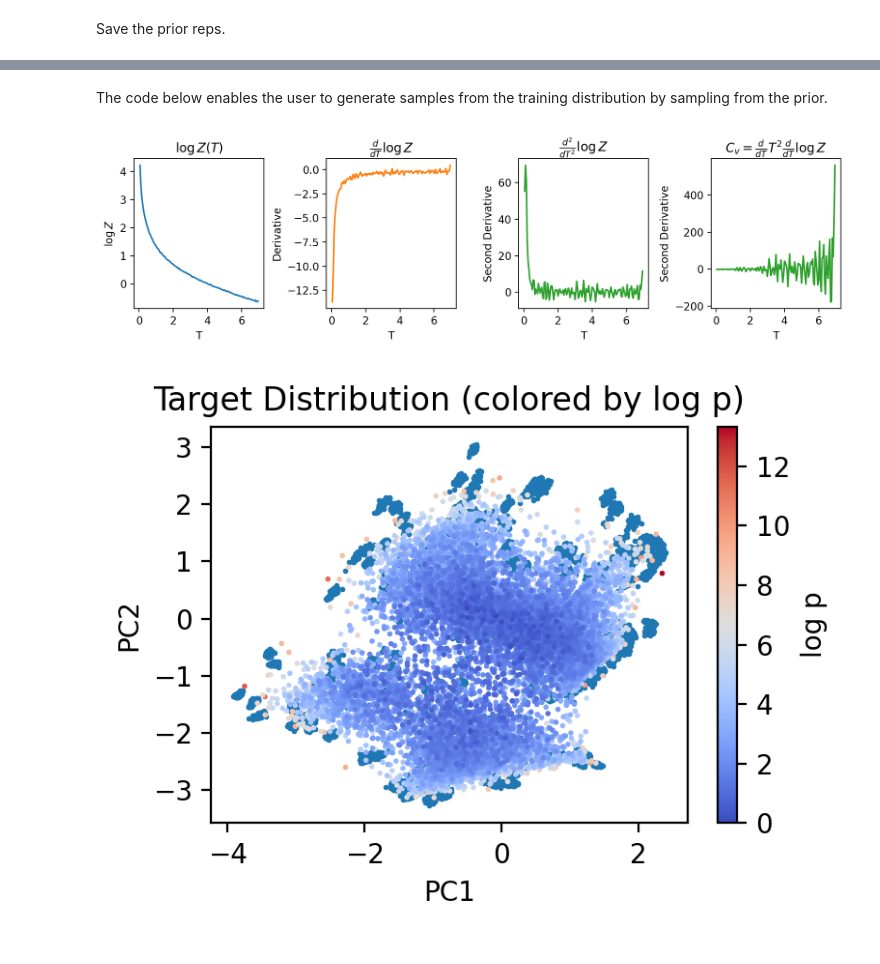
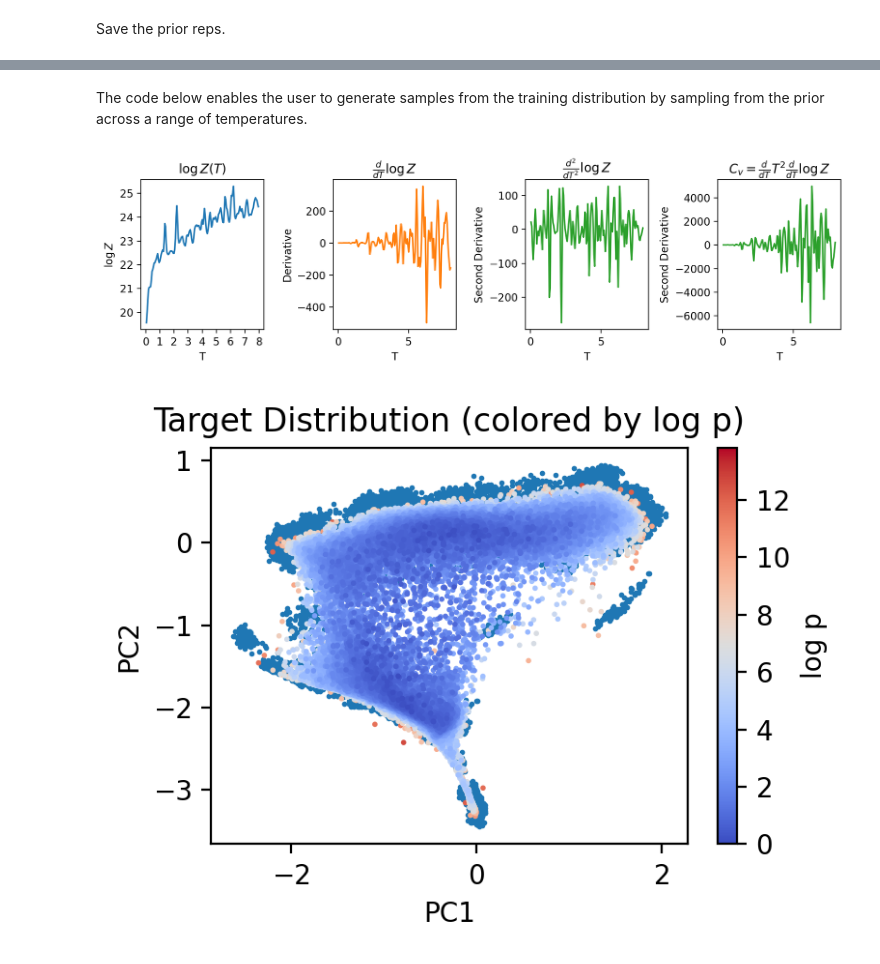
Before and after one commit to lherron2/thermodynamic-maps, a Jupyter notebook: nb/TM_nb.ipynb, the cells around one changed output, grey strips where cells are left out. Saved outputs shown, nothing was run; the diff lists cells and outputs as text; code cells hidden in the pictures.

Commit message:
Complete example notebook. Model training; consistency checks; sampling; logZ calculation; visualizations

```diff
--- a/nb/TM_nb.ipynb
+++ b/nb/TM_nb.ipynb
@@ -47,4 +46,0 @@ plt.close();
-# %%
-merged = np.array(potential)/np.array(temperature)
-min_, sig = np.min(merged), np.std(merged)
-plt.hist((merged-min_)/sig, bins=100);
@@ -219,7 +208,7 @@ direction = 'forward'
 T = 1
 
 # If OOM error reduce batch size
-data_loader = torch.utils.data.DataLoader(train_loader, batch_size=512, shuffle=False, pin_memory=True)
+data_loader = torch.utils.data.DataLoader(train_loader, batch_size=1000, shuffle=False, pin_memory=True)
 
 for batch_index, (index, temperatures, b) in enumerate(tqdm(data_loader, desc="Processing batches")):
     # print(index)
@@ -310,7 +299,7 @@ priors_ = np.load('prior_endpoints.npy')
 # Parameters
 # for T in np.linspace(0.1,10,0.1):
 
-batch_size = 512
+batch_size = 1000
 N = priors_.shape[0]     # or: N = priors_.shape[0]
 T = 1
 direction = "reverse"
@@ -404,5 +395,5 @@ plt.show()
-# %% [markdown]
-The code below enables the user to generate samples from the training distribution by sampling from the prior.
+# %% [markdown]
+The code below enables the user to generate samples from the training distribution by sampling from the prior across a range of temperatures.
 # %%
 import math
 from tqdm import tqdm
@@ -411,7 +402,8 @@ import numpy as np
 
 # Parameters
 dT = 0.05
-T_range = np.arange(dT, 7, dT)
+T_range = np.arange(dT, 8, dT)
+T_range = np.round(T_range, 3)
 
 logZ_T = {}
 outputs_T = {}
@@ -419,7 +411,7 @@ outputs_T = {}
 for T in tqdm(T_range):
 
     batch_size = 1000
-    N = 10000
+    N = 50000
     direction = "reverse"
 
     output_dict = {}  # will hold N unique indices: 0..N-1
@@ -464,17 +456,21 @@ for T in tqdm(T_range):
             }
 
     logps = torch.stack([torch.as_tensor(d['log_p']) for d in output_dict.values()])  # shape (N, ...)
-    logZ = torch.logsumexp(logps, dim=0)
+    logZ = torch.logsumexp(-logps, dim=0)
     # Z = torch.exp(logZ)
     logZ_T[T] = logZ
     outputs_T[T] = output_dict
 # %%
 import numpy as np
 import matplotlib.pyplot as plt
+from scipy.ndimage import gaussian_filter1d
+
+
 
 # Example data
 T = np.array([k for k in logZ_T.keys()])
 y = np.array([v for v in logZ_T.values()])
+y = gaussian_filter1d(y, 1)
 
 # First derivative: d(logZ)/dT
 dlnZ_dT = np.gradient(y, T)
@@ -492,8 +488,9 @@ axes[0].plot(T, y, color='C0')
 axes[0].set_title(r'$\log Z(T)$')
 axes[0].set_xlabel('T')
 axes[0].set_ylabel(r'$\log Z$')
+axes[0].set_xticks(np.arange(0,9))
 
-axes[1].plot(T, dlnZ_dT, color='C1')
+axes[1].plot(T, dlnZ_dT*T**2, color='C1')
 axes[1].set_title(r'$\frac{d}{dT} \log Z$')
 axes[1].set_xlabel('T')
 axes[1].set_ylabel('Derivative')
@@ -511,12 +508,12 @@ axes[3].set_ylabel('Second Derivative')
 plt.tight_layout()
 plt.show()
 # %% [output]
-[figure, old version]
+[figure, new version]
 # %%
 targets, priors = [], []
 logp, logq = [], []
 
-T = 2
+T = 3
 
 for entry in outputs_T[T].values():
     try:
@@ -525,40 +522,31 @@ for entry in outputs_T[T].values():
         logp.append(float(entry["log_p"]))
         logq.append(float(entry["log_q"]))
     except:
         None
 
 logp = -np.array(logp)
 logq = -np.array(logq)
 
 logp -= min(logp)
 logq -= min(logq)
 
 targets, priors = np.array(targets), np.array(priors)
 logp, logq = np.array(logp), np.array(logq)
 
 idxs = np.argsort(logp)[::-1]
 
 fig, axes = plt.subplots(1, 1, figsize=(4, 3), dpi=200)
 axes = [axes]
 sc1 = axes[0].scatter(targets[idxs, 0], targets[idxs, 1], c=logp[idxs], cmap='coolwarm', s=1, alpha=1)
 axes[0].scatter(pc1_vals, pc2_vals, s=1, zorder=-1)
 axes[0].set_title("Target Distribution (colored by log p)")
 axes[0].set_xlabel("PC1")
 axes[0].set_ylabel("PC2")
 plt.colorbar(sc1, ax=axes[0], label='log p')
 
 idxs = np.argsort(logq)[::-1]
 
-# sc2 = axes[1].scatter(priors[idxs, 0], priors[idxs, 1], c=logq[idxs], cmap='coolwarm', s=10, alpha=0.8)
-# axes[1].set_title("Prior Distribution (colored by log q)")
-# axes[1].set_xlabel("PC1")
-# axes[1].set_ylabel("PC2")
-# plt.colorbar(sc2, ax=axes[1], label='log q')
-
-# axes[0].set_xlim(-2,2)
-# axes[0].set_ylim(-2,2)
-
 plt.tight_layout()
 plt.show()
 # %% [output]
-[figure, old version]
+[figure, new version]
```
Also changed, not shown: parts of 13 cells of this notebook.
